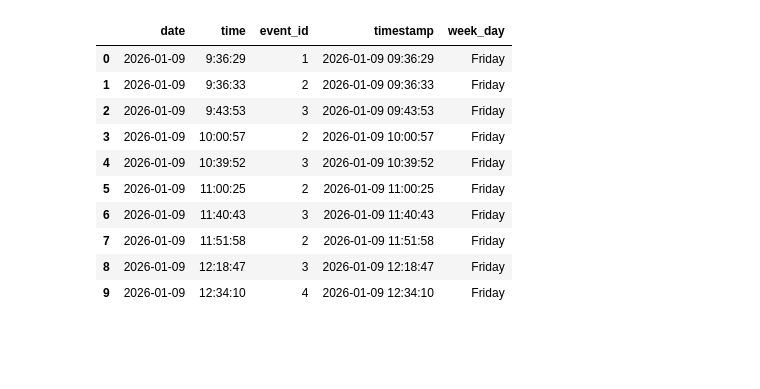
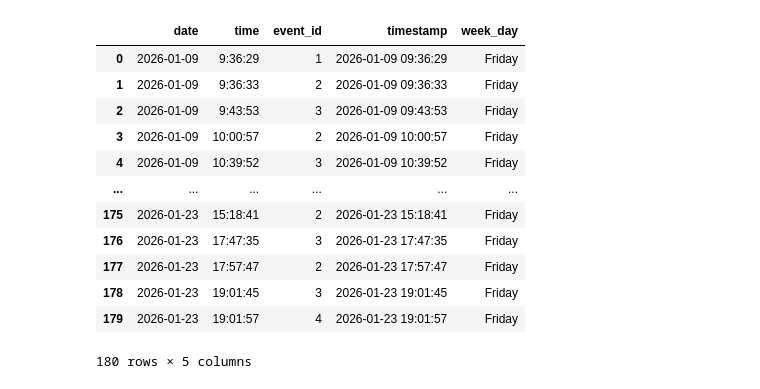
Before and after one commit to AlexBecerril/work-focus-tracker, a Jupyter notebook: concentration_alysis.ipynb, the cells around one changed output. Cells and saved outputs as stored; diff of their text form; code cells hidden in the pictures; blank space fills up the shorter version.

```diff
--- a/concentration_alysis.ipynb
+++ b/concentration_alysis.ipynb
@@ -106,20 +119,22 @@ df = df.sort_values("timestamp").reset_index(drop=True)
 # %%
 df = add_week_day(df)
 
 #dataframe overview
-df.head(10)
+df
 # %% [output]
 |  | date | time | event_id | timestamp | week_day |
 | 0 | 2026-01-09 | 9:36:29 | 1 | 2026-01-09 09:36:29 | Friday |
 | 1 | 2026-01-09 | 9:36:33 | 2 | 2026-01-09 09:36:33 | Friday |
 | 2 | 2026-01-09 | 9:43:53 | 3 | 2026-01-09 09:43:53 | Friday |
 | 3 | 2026-01-09 | 10:00:57 | 2 | 2026-01-09 10:00:57 | Friday |
 | 4 | 2026-01-09 | 10:39:52 | 3 | 2026-01-09 10:39:52 | Friday |
-| 5 | 2026-01-09 | 11:00:25 | 2 | 2026-01-09 11:00:25 | Friday |
-| 6 | 2026-01-09 | 11:40:43 | 3 | 2026-01-09 11:40:43 | Friday |
-| 7 | 2026-01-09 | 11:51:58 | 2 | 2026-01-09 11:51:58 | Friday |
-| 8 | 2026-01-09 | 12:18:47 | 3 | 2026-01-09 12:18:47 | Friday |
-| 9 | 2026-01-09 | 12:34:10 | 4 | 2026-01-09 12:34:10 | Friday |
+| ... | ... | ... | ... | ... | ... |
+| 175 | 2026-01-23 | 15:18:41 | 2 | 2026-01-23 15:18:41 | Friday |
+| 176 | 2026-01-23 | 17:47:35 | 3 | 2026-01-23 17:47:35 | Friday |
+| 177 | 2026-01-23 | 17:57:47 | 2 | 2026-01-23 17:57:47 | Friday |
+| 178 | 2026-01-23 | 19:01:45 | 3 | 2026-01-23 19:01:45 | Friday |
+| 179 | 2026-01-23 | 19:01:57 | 4 | 2026-01-23 19:01:57 | Friday |
+180 rows × 5 columns
 # %%
 df_j = calcular_jornada(df)
 df_j
```
Also changed, not shown: parts of 8 cells of this notebook, 7 other files.
